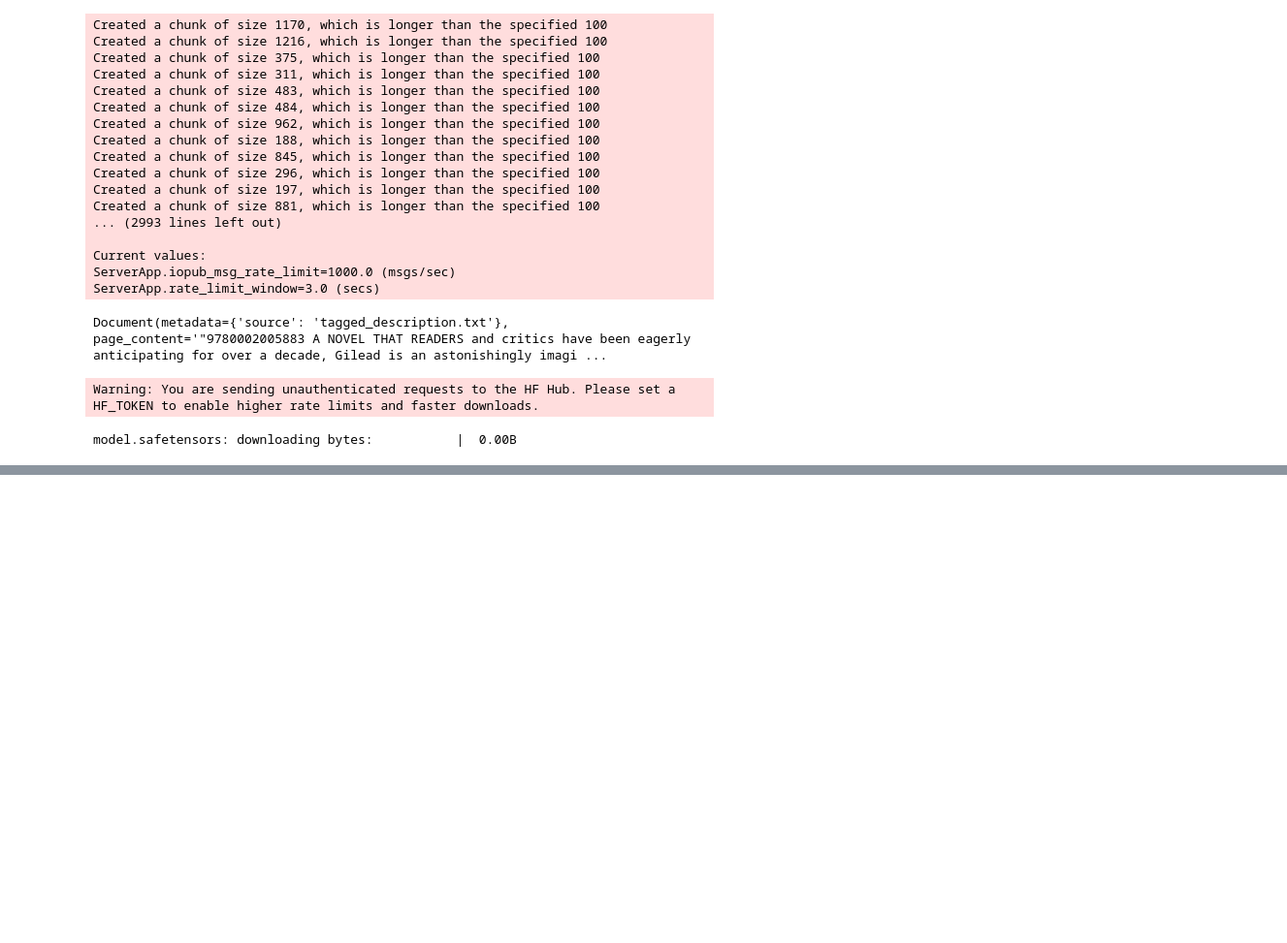
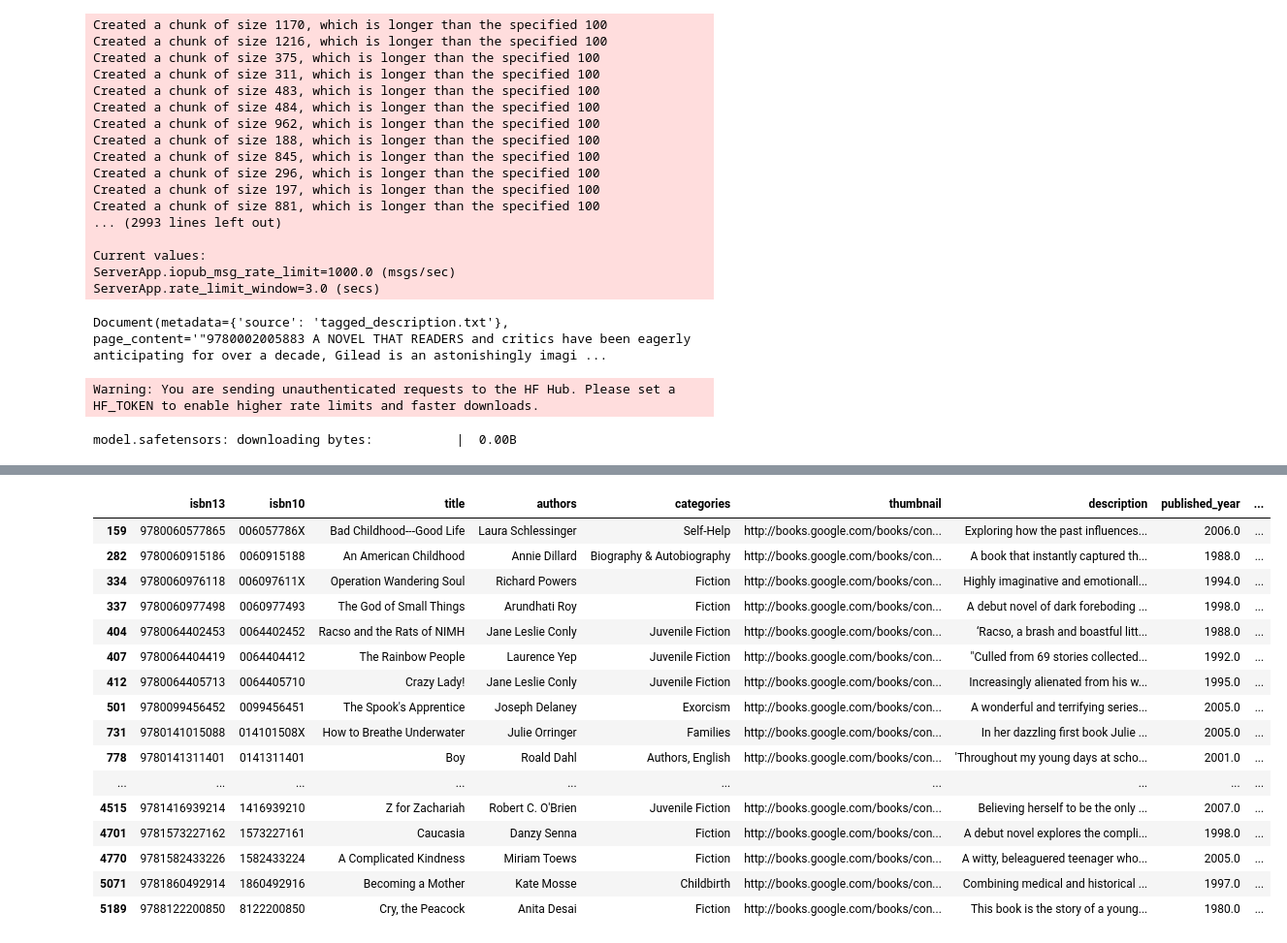
Before and after one commit to dhan0406/book-advisor, a Jupyter notebook: vector-search.ipynb, the cells around one changed output, grey strips where cells are left out. Shown at 97% size. Drawn from its saved outputs; the diff is of its cells as text; code cells hidden in the pictures; blank space fills up the shorter version.

```diff
--- a/vector-search.ipynb
+++ b/vector-search.ipynb
@@ -106,0 +110,35 @@ books[books["isbn13"]] == int(docs[0].page_content.split()[0])
+# %%
+
+def retrieve_semantic_recommendations(
+        query: str,
+        top_k: int = 10,
+) -> pd.DataFrame:
+    recs = db_books.similarity_search(query, k = 50)
+
+    books_list = [] #contain all isbn
+
+    for i in range(0, len(recs)):
+        books_list += [int(recs[i].page_content.strip('"').split()[0])]
+
+    return books[books["isbn13"].isin(books_list)]
+# %%
+#testing search results
+retrieve_semantic_recommendations("A book about childhood trauma")
+# %% [output]
+|  | isbn13 | isbn10 | title | authors | categories | thumbnail | description | published_year | ... |
+| 159 | 9780060577865 | 006057786X | Bad Childhood---Good Life | Laura Schlessinger | Self-Help | http://books.google.com/books/con... | Exploring how the past influences... | 2006.0 | ... |
+| 282 | 9780060915186 | 0060915188 | An American Childhood | Annie Dillard | Biography & Autobiography | http://books.google.com/books/con... | A book that instantly captured th... | 1988.0 | ... |
+| 334 | 9780060976118 | 006097611X | Operation Wandering Soul | Richard Powers | Fiction | http://books.google.com/books/con... | Highly imaginative and emotionall... | 1994.0 | ... |
+| 337 | 9780060977498 | 0060977493 | The God of Small Things | Arundhati Roy | Fiction | http://books.google.com/books/con... | A debut novel of dark foreboding ... | 1998.0 | ... |
+| 404 | 9780064402453 | 0064402452 | Racso and the Rats of NIMH | Jane Leslie Conly | Juvenile Fiction | http://books.google.com/books/con... | ‘Racso, a brash and boastful litt... | 1988.0 | ... |
+| 407 | 9780064404419 | 0064404412 | The Rainbow People | Laurence Yep | Juvenile Fiction | http://books.google.com/books/con... | "Culled from 69 stories collected... | 1992.0 | ... |
+| 412 | 9780064405713 | 0064405710 | Crazy Lady! | Jane Leslie Conly | Juvenile Fiction | http://books.google.com/books/con... | Increasingly alienated from his w... | 1995.0 | ... |
+| 501 | 9780099456452 | 0099456451 | The Spook's Apprentice | Joseph Delaney | Exorcism | http://books.google.com/books/con... | A wonderful and terrifying series... | 2005.0 | ... |
+| 731 | 9780141015088 | 014101508X | How to Breathe Underwater | Julie Orringer | Families | http://books.google.com/books/con... | In her dazzling first book Julie ... | 2005.0 | ... |
+| 778 | 9780141311401 | 0141311401 | Boy | Roald Dahl | Authors, English | http://books.google.com/books/con... | 'Throughout my young days at scho... | 2001.0 | ... |
+| ... | ... | ... | ... | ... | ... | ... | ... | ... | ... |
+| 4515 | 9781416939214 | 1416939210 | Z for Zachariah | Robert C. O'Brien | Juvenile Fiction | http://books.google.com/books/con... | Believing herself to be the only ... | 2007.0 | ... |
+| 4701 | 9781573227162 | 1573227161 | Caucasia | Danzy Senna | Fiction | http://books.google.com/books/con... | A debut novel explores the compli... | 1998.0 | ... |
+| 4770 | 9781582433226 | 1582433224 | A Complicated Kindness | Miriam Toews | Fiction | http://books.google.com/books/con... | A witty, beleaguered teenager who... | 2005.0 | ... |
+| 5071 | 9781860492914 | 1860492916 | Becoming a Mother | Kate Mosse | Childbirth | http://books.google.com/books/con... | Combining medical and historical ... | 1997.0 | ... |
+| 5189 | 9788122200850 | 8122200850 | Cry, the Peacock | Anita Desai | Fiction | http://books.google.com/books/con... | This book is the story of a young... | 1980.0 | ... |
```
Also changed, not shown: parts of 2 cells of this notebook, 5 other files.
